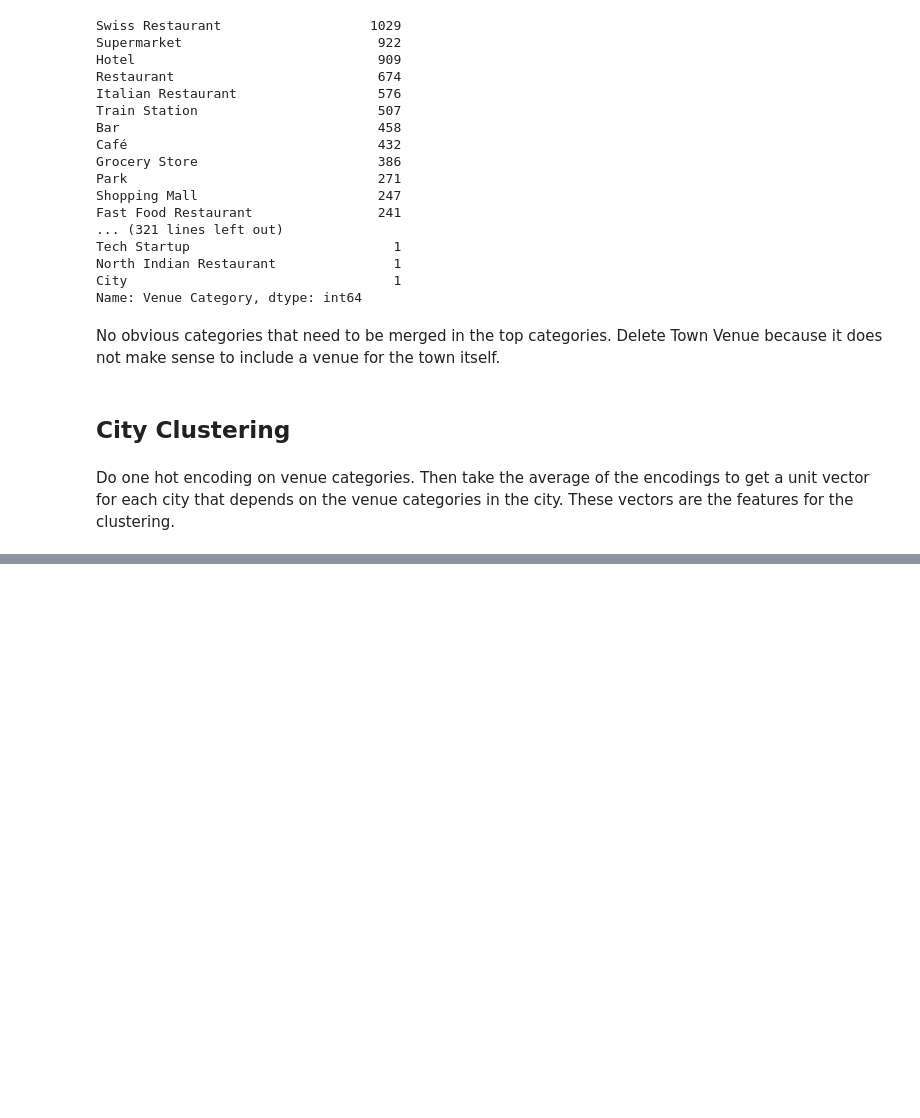
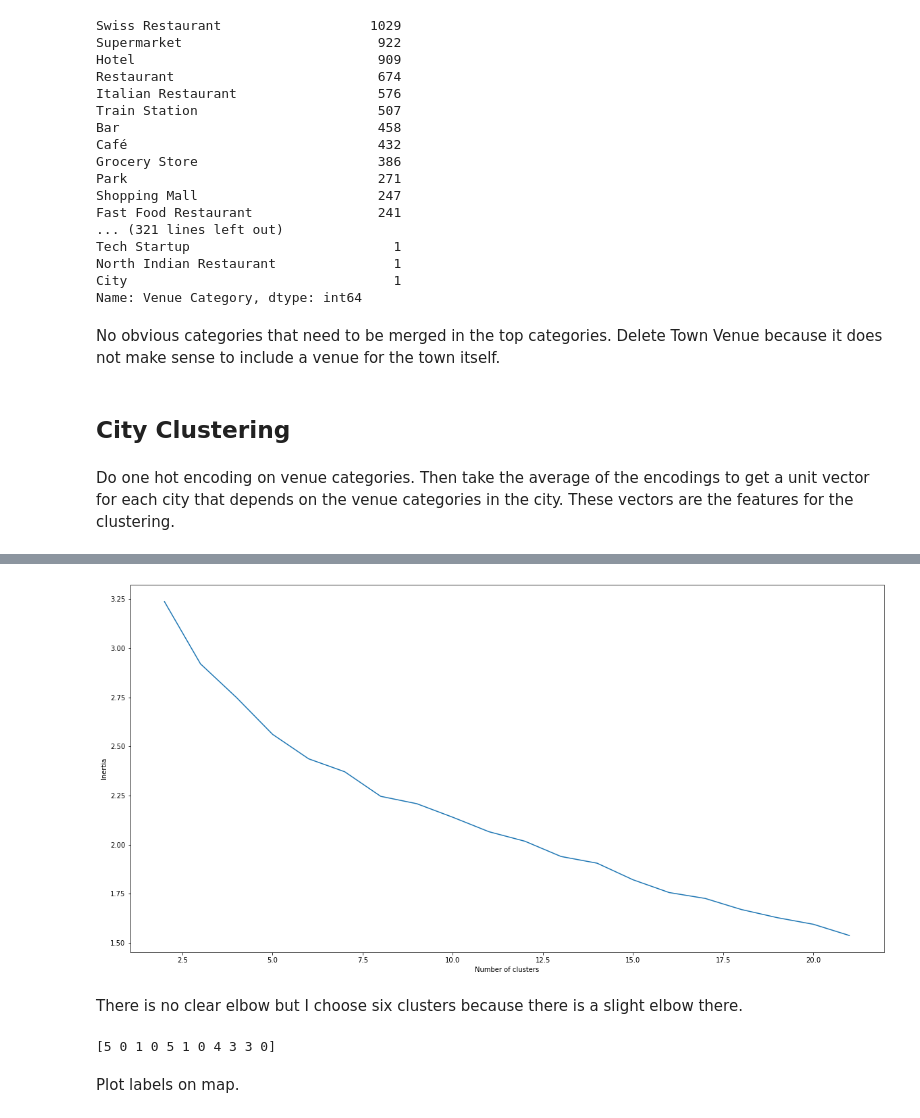
Before and after one commit to jodietrich/Coursera_Capstone, a Jupyter notebook: swiss_city_clustering.ipynb, the cells around one changed output, grey strips where cells are left out. Saved outputs shown, nothing was run; the diff lists cells and outputs as text; code cells hidden in the pictures; blank space fills up the shorter version.

```diff
--- a/swiss_city_clustering.ipynb
+++ b/swiss_city_clustering.ipynb
@@ -443,0 +448,30 @@ swiss_grouped.head()
+# %%
+cities_features = swiss_grouped.drop('Town', 1)
+
+# run k-means clustering for different k
+kmeans_results = list()
+k_options = list(range(2, 80))
+for kclusters in k_options:
+    kmeans_results.append(KMeans(n_clusters=kclusters, random_state=0).fit(cities_features))
+# %%
+kmeans_inertias = list(map(lambda x: x.inertia_, kmeans_results))
+plt.figure(figsize=(20,10))
+plt.plot(k_options[:20], kmeans_inertias[:20])
+plt.xlabel('Number of clusters')
+plt.ylabel('Inertia')
+plt.show()
+# %% [output]
+[figure, added]
+# %% [markdown]
+There is no clear elbow but I choose six clusters because there is a slight elbow there.
+# %%
+kclusters = 6
+kmeans_chosen_result = kmeans_results[kclusters-2]
+km_labels = kmeans_chosen_result.labels_
+print(km_labels[:11])
+swiss_cities_clustered = cities.copy()
+swiss_cities_clustered['Cluster Labels'] = km_labels
+# %% [output]
+[5 0 1 0 5 1 0 4 3 3 0]
+# %% [markdown]
+Plot labels on map.
```
Also changed, not shown: parts of 6 cells of this notebook.
